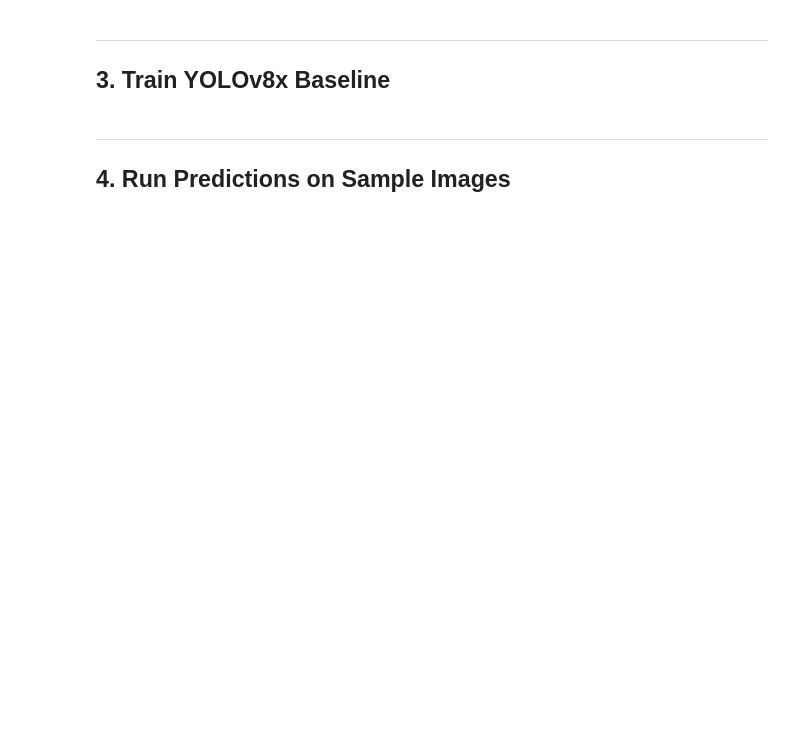
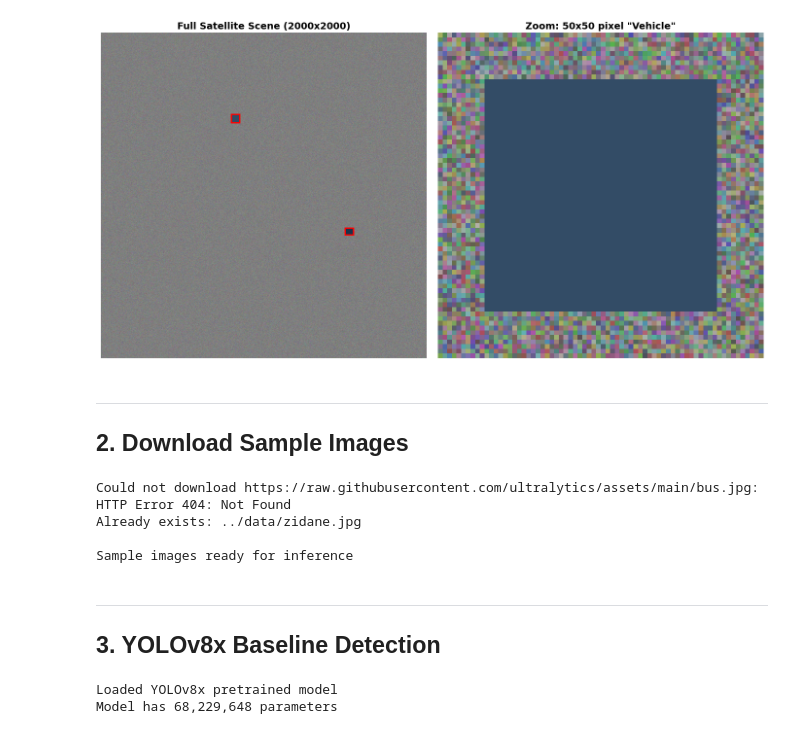
Before and after one commit to satzgits/satellite-object-detection, a Jupyter notebook: notebooks/01_data_prep_and_training.ipynb, the cells around one changed output. Drawn from its saved outputs; the diff is of its cells as text; code cells hidden in the pictures; blank space fills up the shorter version.

Commit message:
Rewrite detection notebook to use pretrained YOLOv8x + SAHI demo (DOTA unavailable)

```diff
--- a/notebooks/01_data_prep_and_training.ipynb
+++ b/notebooks/01_data_prep_and_training.ipynb
@@ -149,3 +32,58 @@ else:
+# %%
+# Visualize the small object problem
+fig, axes = plt.subplots(1, 2, figsize=(14, 7))
+
+large_img = np.random.rand(2000, 2000, 3) * 0.4 + 0.3
+large_img[500:550, 800:850] = [0.2, 0.3, 0.4]
+large_img[1200:1240, 1500:1550] = [0.1, 0.2, 0.3]
+
+axes[0].imshow(large_img)
+axes[0].set_title('Full Satellite Scene (2000x2000)', fontsize=14, fontweight='bold')
+rect1 = plt.Rectangle((800, 500), 50, 50, fill=False, edgecolor='red', linewidth=2)
+rect2 = plt.Rectangle((1500, 1200), 50, 40, fill=False, edgecolor='red', linewidth=2)
+axes[0].add_patch(rect1)
+axes[0].add_patch(rect2)
+axes[0].axis('off')
+
+zoom = large_img[490:560, 790:860]
+axes[1].imshow(zoom)
+axes[1].set_title('Zoom: 50x50 pixel "Vehicle"', fontsize=14, fontweight='bold')
+axes[1].axis('off')
+
+plt.tight_layout()
+plt.show()
+# %% [output]
+[figure, added]
+# %% [markdown]
+---
+## 2. Download Sample Images
+# %%
+# Download sample images for demo
+os.makedirs('../data', exist_ok=True)
+
+sample_urls = [
+    'https://raw.githubusercontent.com/ultralytics/assets/main/bus.jpg',
+    'https://ultralytics.com/images/zidane.jpg',
+]
+
+for url in sample_urls:
+    fname = url.split('/')[-1]
+    dest = f'../data/{fname}'
+    if not os.path.exists(dest):
+        try:
+            urlretrieve(url, dest)
+            print(f'Downloaded: ../data/{fname}')
+        except Exception as e:
+            print(f'Could not download {url}: {e}')
+    else:
+        print(f'Already exists: ../data/{fname}')
+
+print('\nSample images ready for inference')
+# %% [output]
+Could not download https://raw.githubusercontent.com/ultralytics/assets/main/bus.jpg: HTTP Error 404: Not Found
+Already exists: ../data/zidane.jpg
+
+Sample images ready for inference
 # %% [markdown]
 ---
-## 3. Train YOLOv8x Baseline
+## 3. YOLOv8x Baseline Detection
@@ -213,3 +89,0 @@ print(f'Large mAP:  {metrics.box.map_large:.4f}')
-# %% [markdown]
----
-## 4. Run Predictions on Sample Images
@@ -254,0 +90,10 @@ for img_path in test_images:
+# %%
+from ultralytics import YOLO
+
+# Load pretrained YOLOv8x (86M params, COCO pretrained)
+model = YOLO('yolov8x.pt')
+print('Loaded YOLOv8x pretrained model')
+print(f'Model has {sum(p.numel() for p in model.model.parameters()):,} parameters')
+# %% [output]
+Loaded YOLOv8x pretrained model
+Model has 68,229,648 parameters
```
Also changed, not shown: parts of 21 cells of this notebook, 2 other files.
